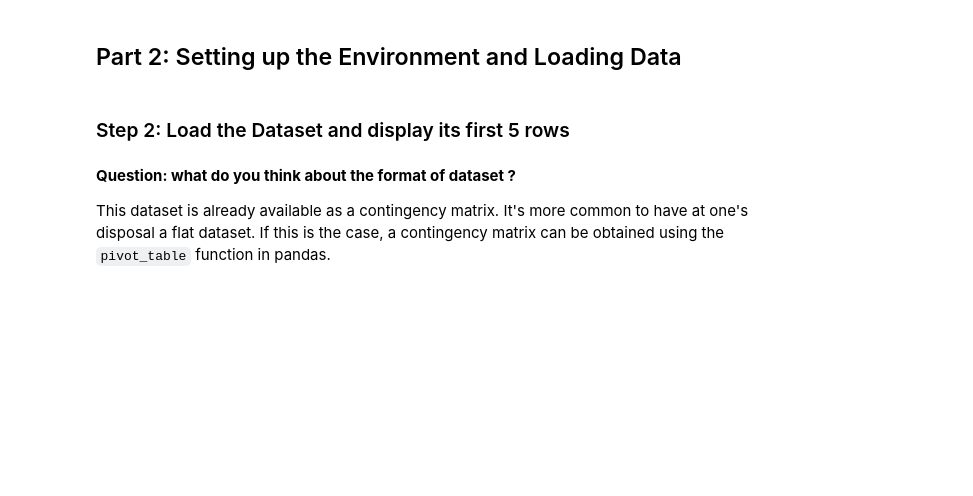
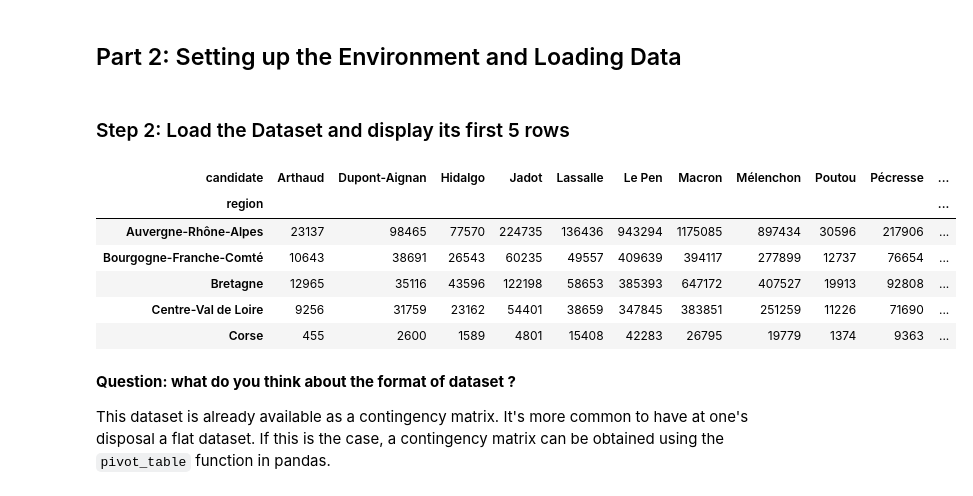
Before and after one commit to Welkomm/Data_Analysis, a Jupyter notebook: Analysis/CA/Lab_CA.ipynb, the cells around one changed output. Drawn from its saved outputs; the diff is of its cells as text; code cells hidden in the pictures; blank space fills up the shorter version.

Commit message:
chore: update CA lab with prince library

```diff
--- a/Analysis/CA/Lab_CA.ipynb
+++ b/Analysis/CA/Lab_CA.ipynb
@@ -195,3 +209,14 @@ X.head()
+# %%
+dataset= prince.datasets.load_french_elections()
+dataset.head()
+# %% [output]
+| candidate | Arthaud | Dupont-Aignan | Hidalgo | Jadot | Lassalle | Le Pen | Macron | Mélenchon | Poutou | Pécresse | ... |
+| region |  |  |  |  |  |  |  |  |  |  | ... |
+| Auvergne-Rhône-Alpes | 23137 | 98465 | 77570 | 224735 | 136436 | 943294 | 1175085 | 897434 | 30596 | 217906 | ... |
+| Bourgogne-Franche-Comté | 10643 | 38691 | 26543 | 60235 | 49557 | 409639 | 394117 | 277899 | 12737 | 76654 | ... |
+| Bretagne | 12965 | 35116 | 43596 | 122198 | 58653 | 385393 | 647172 | 407527 | 19913 | 92808 | ... |
+| Centre-Val de Loire | 9256 | 31759 | 23162 | 54401 | 38659 | 347845 | 383851 | 251259 | 11226 | 71690 | ... |
+| Corse | 455 | 2600 | 1589 | 4801 | 15408 | 42283 | 26795 | 19779 | 1374 | 9363 | ... |
 # %% [markdown]
 **Question: what do you think about the format of dataset ?**
 
```
Also changed, not shown: parts of 11 cells of this notebook.
